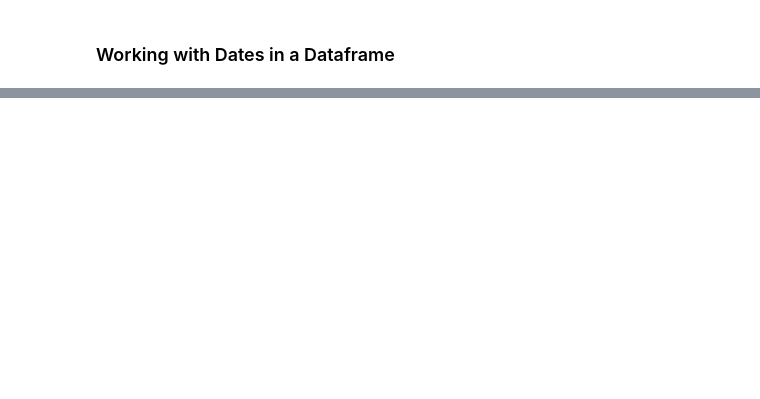
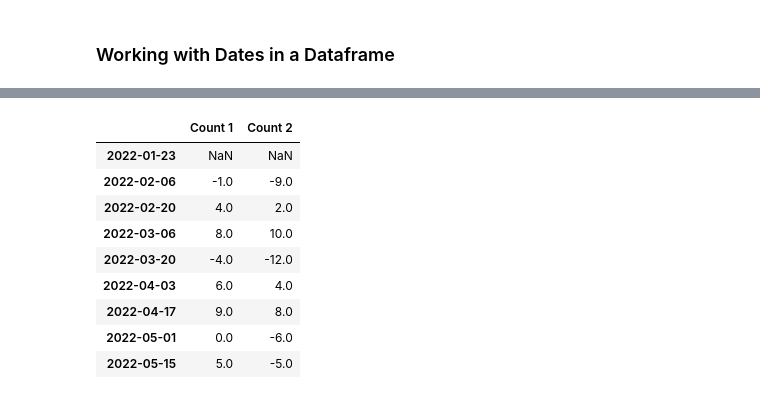
Before and after one commit to irinavalenzuela/Applied-Data-Science-Python, a Jupyter notebook: Week3_dataprocessing.ipynb, the cells around one changed output, grey strips where cells are left out. Cells and saved outputs as stored; diff of their text form; code cells hidden in the pictures; blank space fills up the shorter version.

```diff
--- a/Week3_dataprocessing.ipynb
+++ b/Week3_dataprocessing.ipynb
@@ -1342,4 +1396,16 @@ Timestamp('2016-09-14 11:10:00')
 # %%
 # We can also use diff() to find the difference between each date's value.
+df.diff()
+# %% [output]
+|  | Count 1 | Count 2 |
+| 2022-01-23 | NaN | NaN |
+| 2022-02-06 | -1.0 | -9.0 |
+| 2022-02-20 | 4.0 | 2.0 |
+| 2022-03-06 | 8.0 | 10.0 |
+| 2022-03-20 | -4.0 | -12.0 |
+| 2022-04-03 | 6.0 | 4.0 |
+| 2022-04-17 | 9.0 | 8.0 |
+| 2022-05-01 | 0.0 | -6.0 |
+| 2022-05-15 | 5.0 | -5.0 |
 # %%
 # Suppose we want to know what the mean count is for each month in our DataFrame. We can do this using
```
Also changed, not shown: parts of 12 cells of this notebook.
